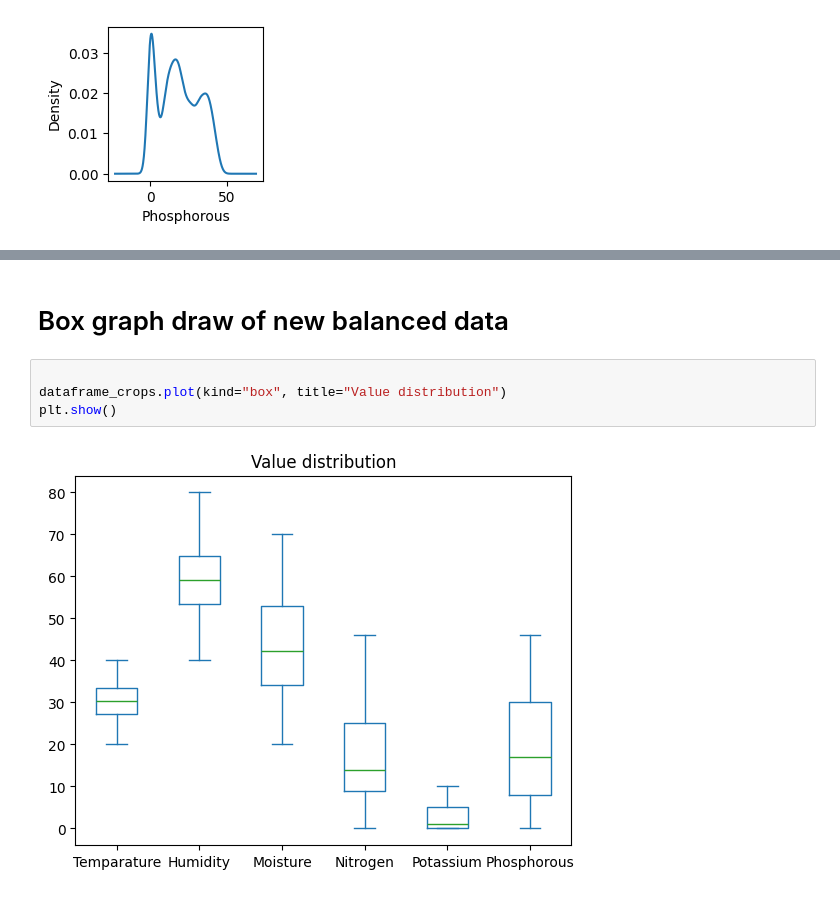
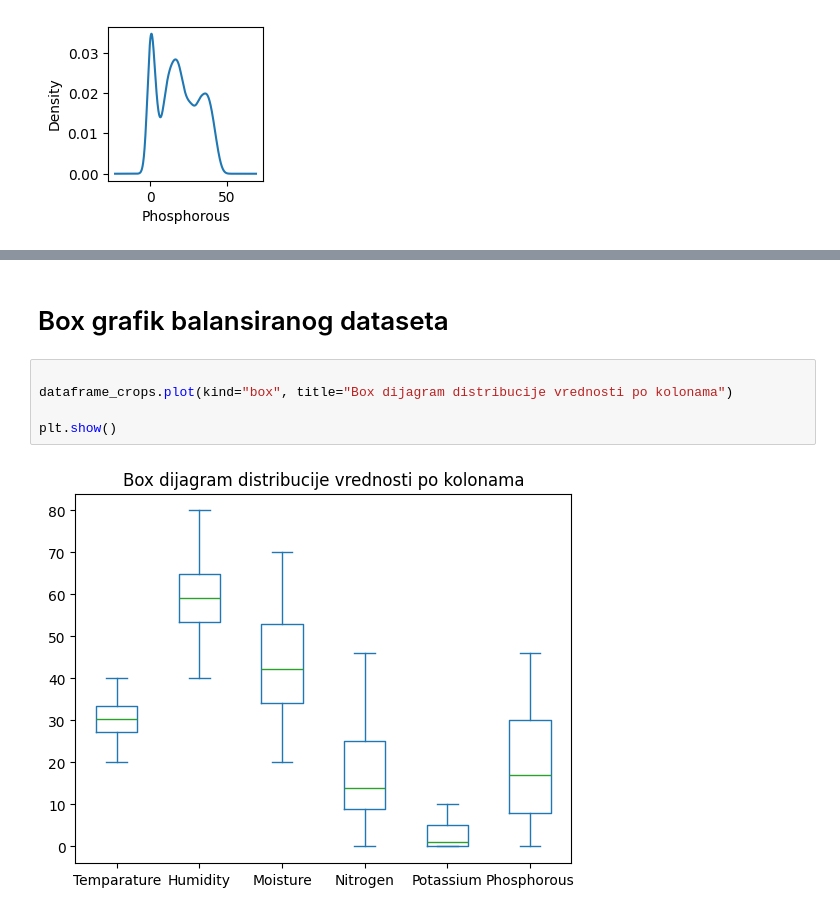
Before and after one commit to Covek01/machine-learning, a Jupyter notebook: crops.ipynb, the cells around one changed output, grey strips where cells are left out. Drawn from its saved outputs; the diff is of its cells as text.

```diff
--- a/crops.ipynb
+++ b/crops.ipynb
@@ -257,10 +259,11 @@ dataframe_crops.groupby([cols.FERTILIZER_NAME_COLUMN]).count()
 | Nitrogenous | 3440 | 3440 | 3440 | 3440 | 3440 | 3440 | 3440 | 3440 |
 | Phosphatic | 3440 | 3440 | 3440 | 3440 | 3440 | 3440 | 3440 | 3440 |
 # %% [markdown]
-# Box graph draw of new balanced data
+# Box grafik balansiranog dataseta
 # %%
 
-dataframe_crops.plot(kind="box", title="Value distribution")
+dataframe_crops.plot(kind="box", title="Box dijagram distribucije vrednosti po kolonama")
+
 plt.show()
 # %% [output]
-[figure, old version]
+[figure, new version]
```
Also changed, not shown: parts of 18 cells of this notebook, 1 other file.
